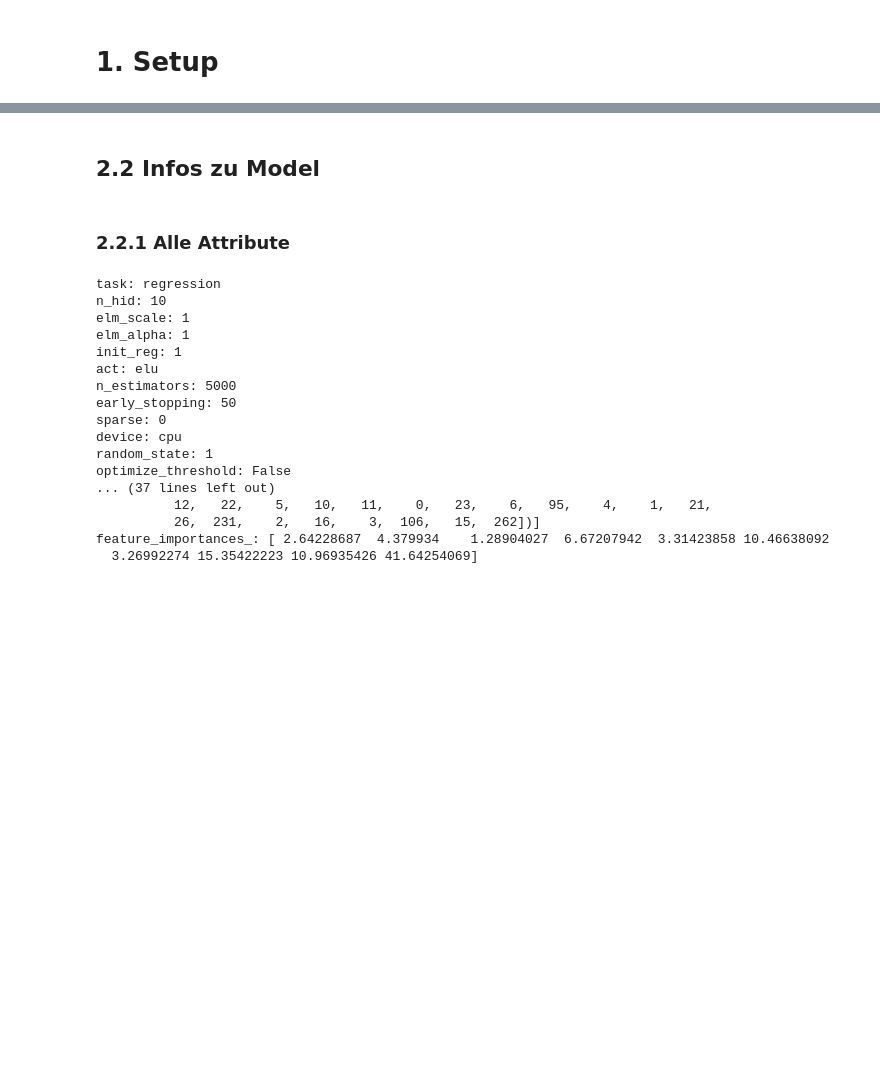
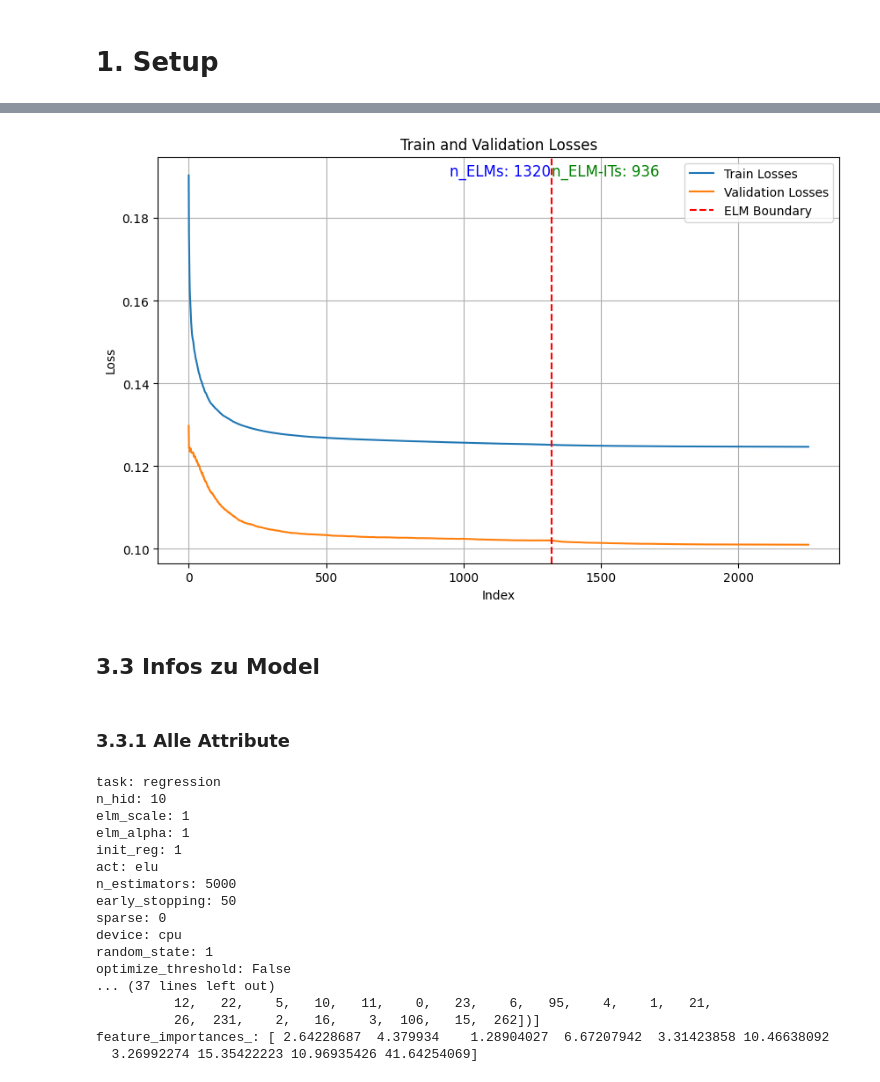
Before and after one commit to MaximilianVeitl/igann-it, a Jupyter notebook: igann_development.ipynb, the cells around one changed output, grey strips where cells are left out. Drawn from its saved outputs; the diff is of its cells as text; code cells hidden in the pictures; blank space fills up the shorter version.

```diff
--- a/igann_development.ipynb
+++ b/igann_development.ipynb
@@ -106,7 +82,22 @@ plt.plot(model.val_losses_it)
+# %%
+plt.figure(figsize=(10, 6))
+plt.plot(model.train_losses+model.train_losses_it, label="Train Losses")
+plt.plot(model.val_losses+model.val_losses_it, label="Validation Losses")
+plt.axvline(x=len(model.train_losses), color="red", linestyle="--", label="ELM Boundary")
+plt.text(len(model.train_losses) - 2, max(model.train_losses), "n_ELMs: "+str(len(model.train_losses)), horizontalalignment='right', color="blue", fontsize=12)
+plt.text(len(model.train_losses) + 2, max(model.train_losses), "n_ELM-ITs: "+str(len(model.train_losses_it)), horizontalalignment='left', color="green", fontsize=12)
+plt.xlabel("Index")
+plt.ylabel("Loss")
+plt.title("Train and Validation Losses")
+plt.legend()
+plt.grid(True)
+plt.show()
+# %% [output]
+[figure, added]
 # %% [markdown]
-## 2.2 Infos zu Model
+## 3.3 Infos zu Model
 # %% [markdown]
-### 2.2.1 Alle Attribute
+### 3.3.1 Alle Attribute
 # %%
 ignored_attributes = ["regressor_predictions", "unique", "hist"]
 
```
Also changed, not shown: parts of 26 cells of this notebook, 1 other file.
